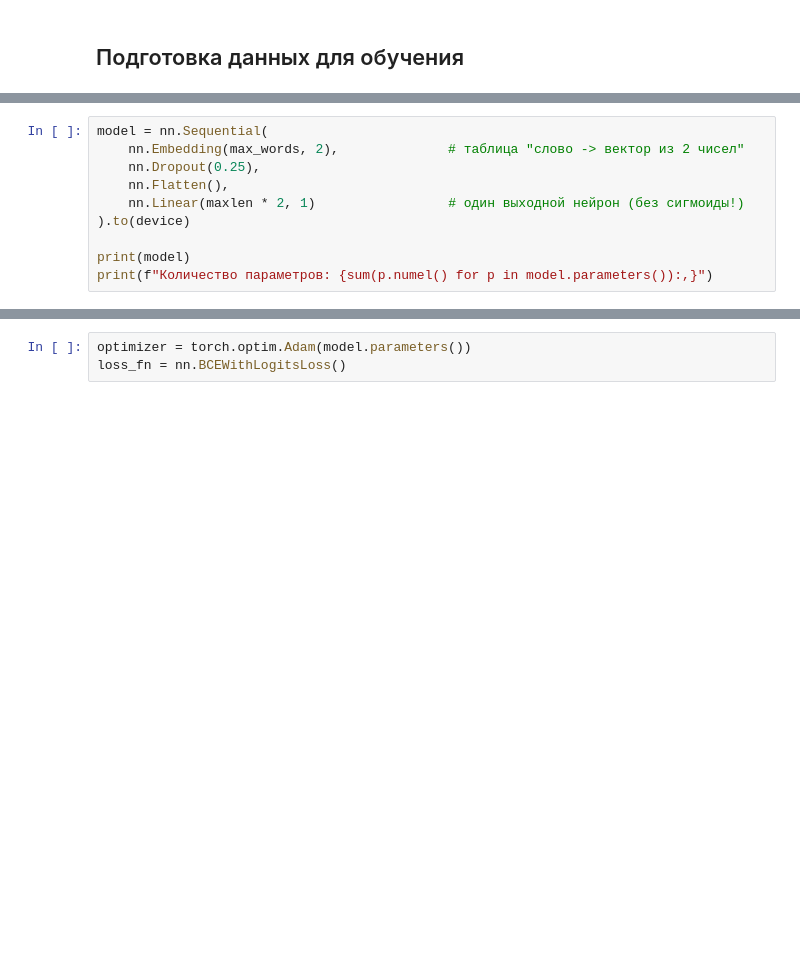
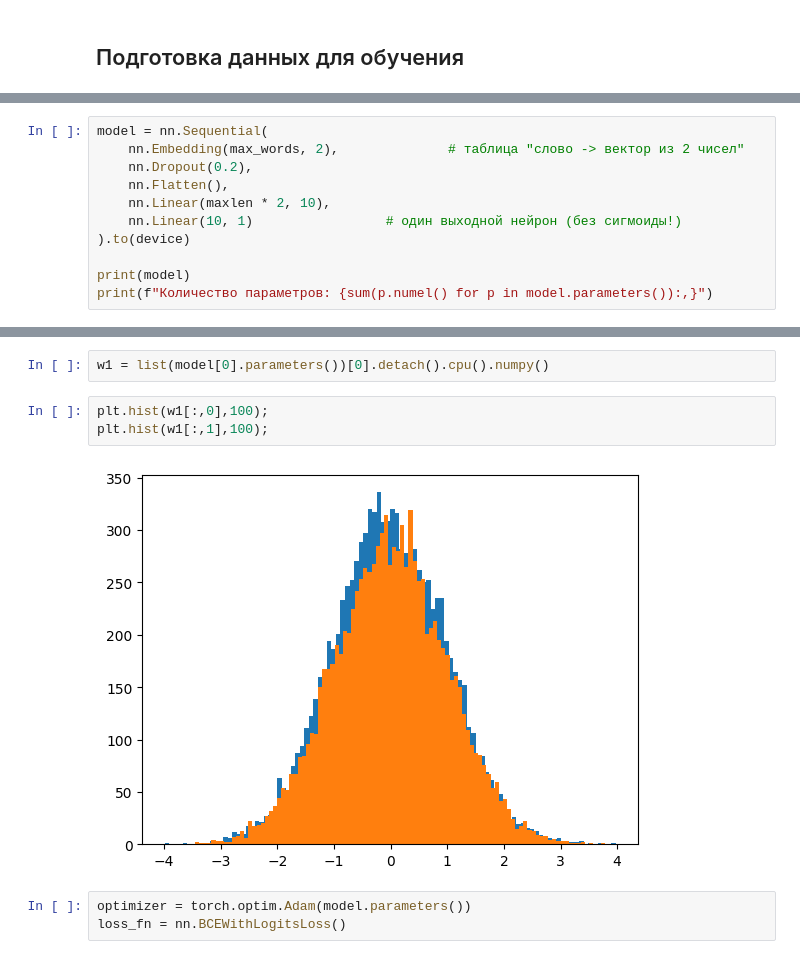
Before and after one commit to kirilman/dlpython_course, a Jupyter notebook: 05_text_processing/imdb_embedding_visualization_pytorch.ipynb, the cells around one changed output, grey strips where cells are left out. Cells and saved outputs as stored; diff of their text form; blank space fills up the shorter version.

Commit message:
emb visual

```diff
--- a/05_text_processing/imdb_embedding_visualization_pytorch.ipynb
+++ b/05_text_processing/imdb_embedding_visualization_pytorch.ipynb
@@ -207,9 +207,10 @@ $$ \hat{y} = \sigma(z) = \frac{1}{1 + e^{-z}} \in (0, 1) $$
 # %%
 model = nn.Sequential(
     nn.Embedding(max_words, 2),              # таблица "слово -> вектор из 2 чисел"
-    nn.Dropout(0.25),
+    nn.Dropout(0.2),
     nn.Flatten(),
-    nn.Linear(maxlen * 2, 1)                 # один выходной нейрон (без сигмоиды!)
+    nn.Linear(maxlen * 2, 10),
+    nn.Linear(10, 1)                 # один выходной нейрон (без сигмоиды!)
 ).to(device)
 
 print(model)
@@ -217,3 +246,10 @@ print(f"Количество параметров: {sum(p.numel() for p in model
+# %%
+w1 = list(model[0].parameters())[0].detach().cpu().numpy()
+# %%
+plt.hist(w1[:,0],100);
+plt.hist(w1[:,1],100);
+# %% [output]
+[figure, added]
 # %%
 optimizer = torch.optim.Adam(model.parameters())
 loss_fn = nn.BCEWithLogitsLoss()
```
Also changed, not shown: parts of 34 cells of this notebook.
